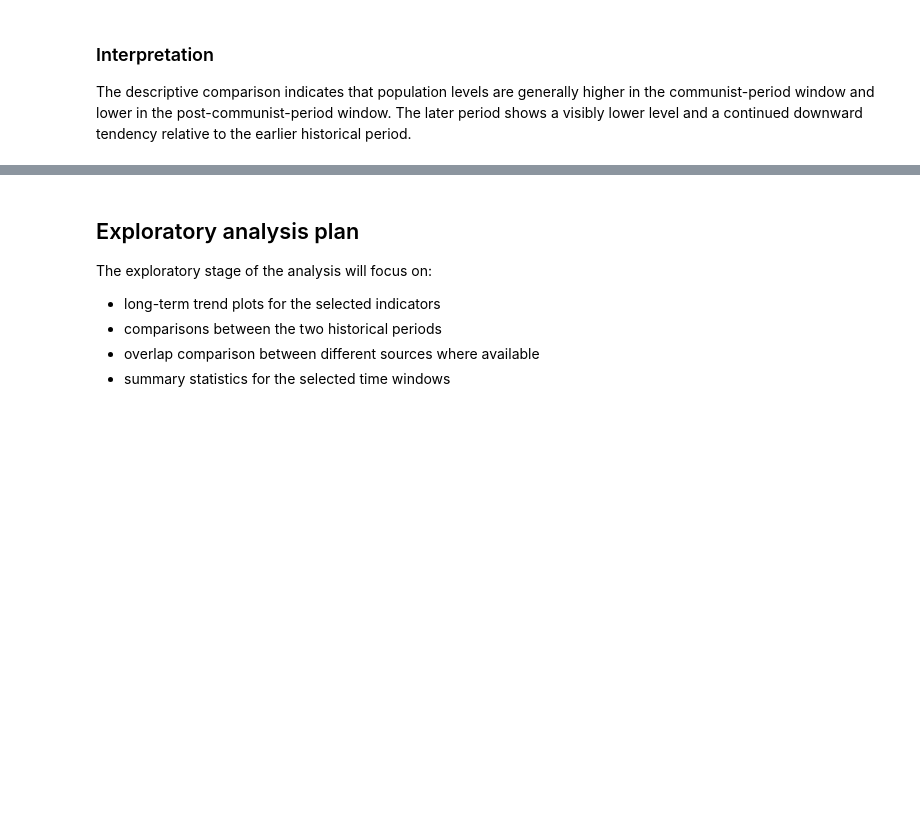
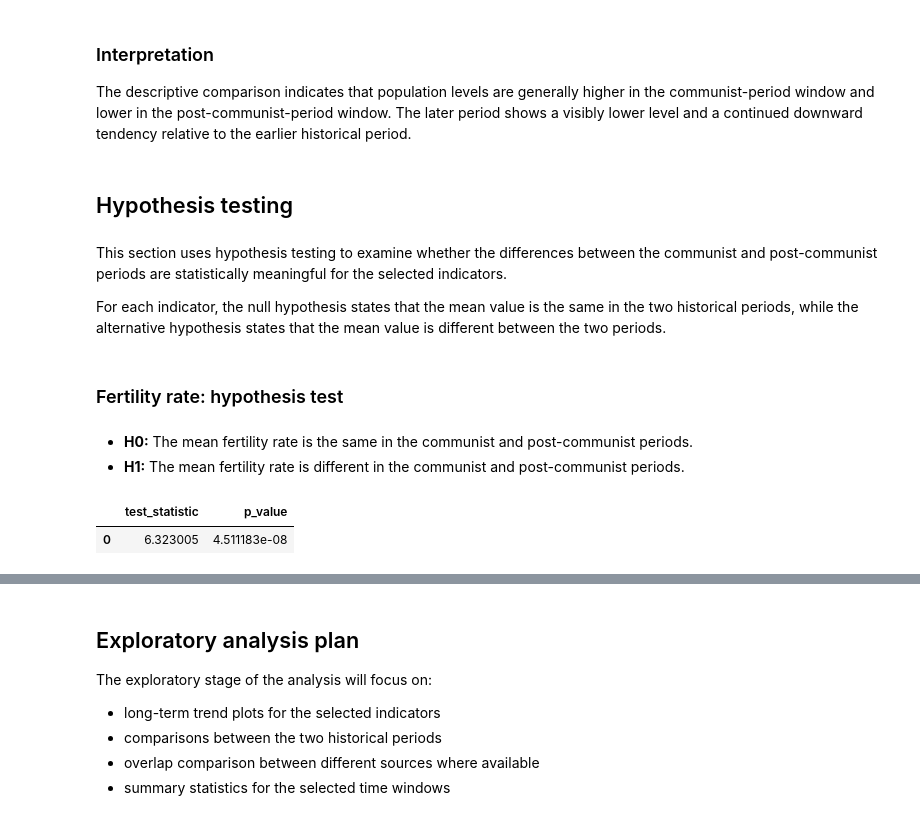
Before and after one commit to AleksM654/bulgaria-before-after-1989, a Jupyter notebook: notebooks/02_final_project_analysis.ipynb, the cells around one changed output, grey strips where cells are left out. Drawn from its saved outputs; the diff is of its cells as text; code cells hidden in the pictures; blank space fills up the shorter version.

Commit message:
Add hypothesis testing for selcted indicators

```diff
--- a/notebooks/02_final_project_analysis.ipynb
+++ b/notebooks/02_final_project_analysis.ipynb
@@ -570,3 +576,31 @@ plt.show()
 ### Interpretation
 
 The descriptive comparison indicates that population levels are generally higher in the communist-period window and lower in the post-communist-period window. The later period shows a visibly lower level and a continued downward tendency relative to the earlier historical period.
+# %% [markdown]
+## Hypothesis testing
+# %% [markdown]
+This section uses hypothesis testing to examine whether the differences between the communist and post-communist periods are statistically meaningful for the selected indicators.
+
+For each indicator, the null hypothesis states that the mean value is the same in the two historical periods, while the alternative hypothesis states that the mean value is different between the two periods.
+# %% [markdown]
+### Fertility rate: hypothesis test
+# %% [markdown]
+- **H0:** The mean fertility rate is the same in the communist and post-communist periods.
+- **H1:** The mean fertility rate is different in the communist and post-communist periods.
+# %%
+# two-sample t-test for population in the two historical periods
+
+population_ttest = stats.ttest_ind(
+    communist_period["population_total"],
+    post_communist_period["population_total"]
+)
+
+population_ttest_result = pd.DataFrame({
+    "test_statistic": [population_ttest.statistic],
+    "p_value": [population_ttest.pvalue]
+})
+
+population_ttest_result
+# %% [output]
+|  | test_statistic | p_value |
+| 0 | 6.323005 | 4.511183e-08 |
```
Also changed, not shown: parts of 14 cells of this notebook, 1 other file.
